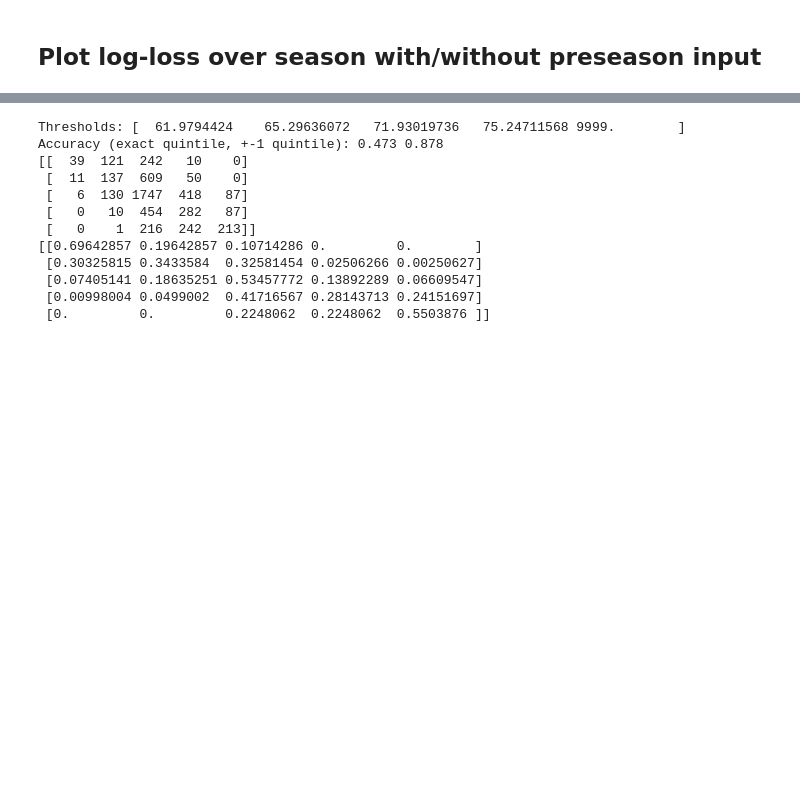
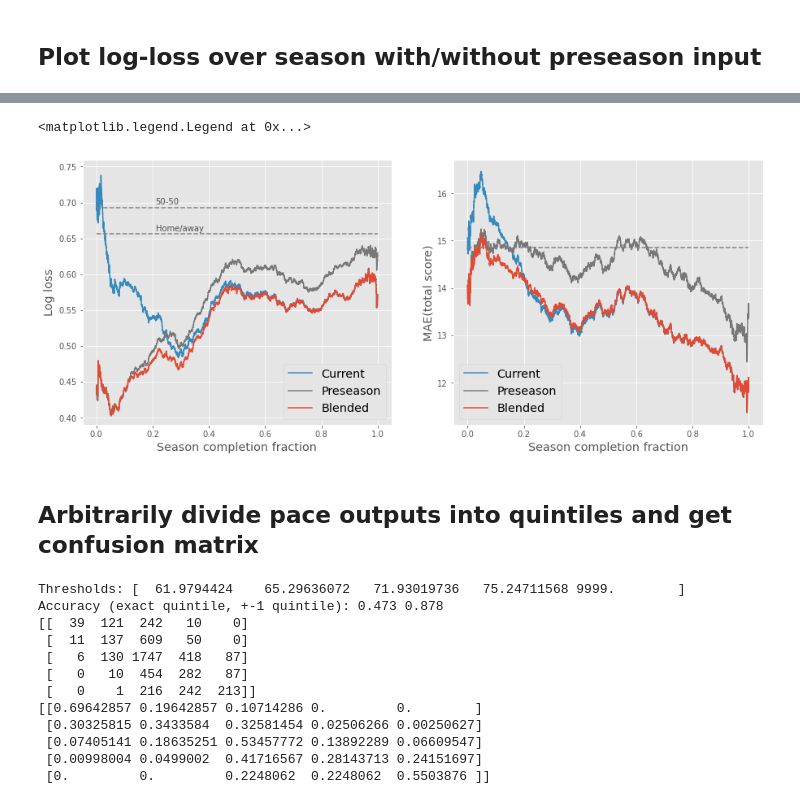
Before and after one commit to bjmarsh/WatchCBB, a Jupyter notebook: notebooks/game_model_train.ipynb, the cells around one changed output, grey strips where cells are left out. Saved outputs shown, nothing was run; the diff lists cells and outputs as text; code cells hidden in the pictures; blank space fills up the shorter version.

```diff
--- a/notebooks/game_model_train.ipynb
+++ b/notebooks/game_model_train.ipynb
@@ -579,3 +515,78 @@ axs[0].set_ylim(0.39,0.76)
+# %%
+def moving_average_loss(y_true, y_pred, N, loss, mode='full', clip=0):
+    if loss == 'logloss':
+        ll = -y_true*np.log(y_pred) - (1-y_true)*np.log(1-y_pred)
+    elif loss == 'mae':
+        ll = np.abs(y_true - y_pred)
+    elif loss == 'mse':
+        ll = (y_true-y_pred)**2
+    else:
+        raise Exception('invalid loss ' + loss)
+
+    if mode=='full':
+        norm = np.convolve(np.ones(ll.size,), np.ones(N,), mode='full')
+        ma = np.convolve(ll, np.ones(N,), mode='full') / norm
+    elif mode=='valid':
+        norm = N
+        ma = np.convolve(ll, np.ones(N,), mode='valid') / norm
+    else:
+        raise Exception('invalid mode')
+
+    if clip>0:
+        ma = ma[clip:-clip]
+
+    if loss == 'mse':
+        ma = np.sqrt(ma)
+
+    return ma
+
+df_all.result = df_all.result.astype(int)
+
+N = 1000
+clip = 100
+avg_ll_raw = moving_average_loss(df_all.result, df_all.prob, N, 'logloss', mode='full', clip=clip)
+avg_ll_pre = moving_average_loss(df_all.result, df_all.preseason_prob, N, 'logloss', mode='full', clip=clip)
+avg_ll_blend = moving_average_loss(df_all.result, df_all.blended_prob, N, 'logloss', mode='full', clip=clip)
+avg_ae_raw = moving_average_loss(df_all.totscore, df_all.pred_total, N, 'mae', mode='full', clip=clip)
+avg_ae_pre = moving_average_loss(df_all.totscore, df_all.pred_total_pre, N, 'mae', mode='full', clip=clip)
+avg_ae_blended = moving_average_loss(df_all.totscore, df_all.pred_total_blend, N, 'mae', mode='full', clip=clip)
+
+
+baseline_ps = {'50-50': 0.5,
+               'Home/away': (((df_all.result==1) & (df_all.HA==1)) | \
+                             ((df_all.result==0) & (df_all.HA==-1))| \
+                             ((df_all.result==0) & (df_all.HA==0))).mean()
+              }
+baseline_mae = np.mean(np.abs(df_all.totscore - df_all.totscore.mean()))
+
+fig,axs = plt.subplots(1,2,figsize=(15,6))
+# fig,axs = plt.subplots(1,1,figsize=(8,6))
+# axs = [axs]
+axs[0].plot(np.linspace(0,1,avg_ll_raw.size), avg_ll_raw, label="Current", color=list(plt.rcParams['axes.prop_cycle'])[1]['color'])
+axs[0].plot(np.linspace(0,1,avg_ll_pre.size), avg_ll_pre, label="Preseason", color=list(plt.rcParams['axes.prop_cycle'])[3]['color'])
+axs[0].plot(np.linspace(0,1,avg_ll_blend.size), avg_ll_blend, label="Blended", color=list(plt.rcParams['axes.prop_cycle'])[0]['color'])
+for s,p in baseline_ps.items():
+    p = -p*np.log(p) - (1-p)*np.log(1-p)
+    axs[0].plot([0,1], [p]*2, '--', color='0.5')
+    axs[0].text(0.21, p+0.005, s, color='0.3')
+axs[0].set_xlabel('Season completion fraction', fontsize='x-large')
+axs[0].set_ylabel('Log loss', fontsize='x-large')
+# plt.gca().set_ylim(ymin=0)
+axs[0].legend(fontsize='x-large', loc='lower right')
+axs[0].set_ylim(0.39,0.76)
+
+axs[1].plot(np.linspace(0,1,avg_ae_raw.size), avg_ae_raw, label="Current", color=list(plt.rcParams['axes.prop_cycle'])[1]['color'])
+axs[1].plot(np.linspace(0,1,avg_ae_pre.size), avg_ae_pre, label="Preseason", color=list(plt.rcParams['axes.prop_cycle'])[3]['color'])
+axs[1].plot(np.linspace(0,1,avg_ae_blend.size), avg_ae_blend, label="Blended", color=list(plt.rcParams['axes.prop_cycle'])[0]['color'])
+axs[1].plot([0,1], [baseline_mae]*2, '--', color='0.5')
+axs[1].set_xlabel('Season completion fraction', fontsize='x-large')
+axs[1].set_ylabel('MAE(total score)', fontsize='x-large')
+axs[1].legend(fontsize='x-large', loc='lower left')
+# %% [output]
+<matplotlib.legend.Legend at 0x...>
+[figure, added]
+# %% [markdown]
+## Arbitrarily divide pace outputs into quintiles and get confusion matrix
 # %%
 from sklearn.metrics import accuracy_score, confusion_matrix
 
```
Also changed, not shown: parts of 5 cells of this notebook, 3 other files.
